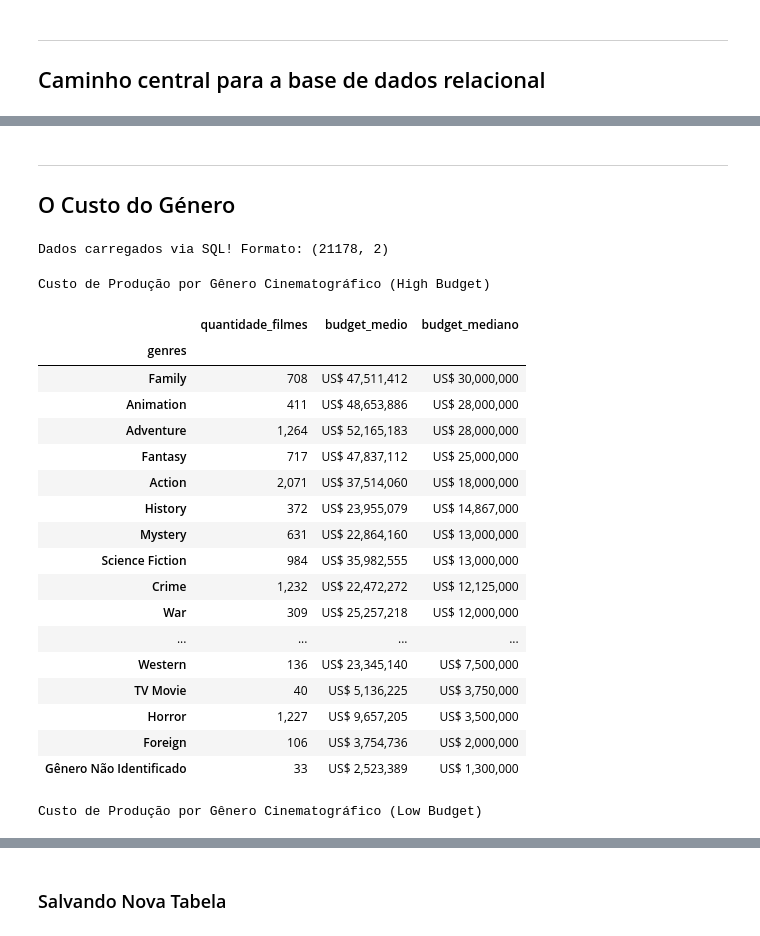
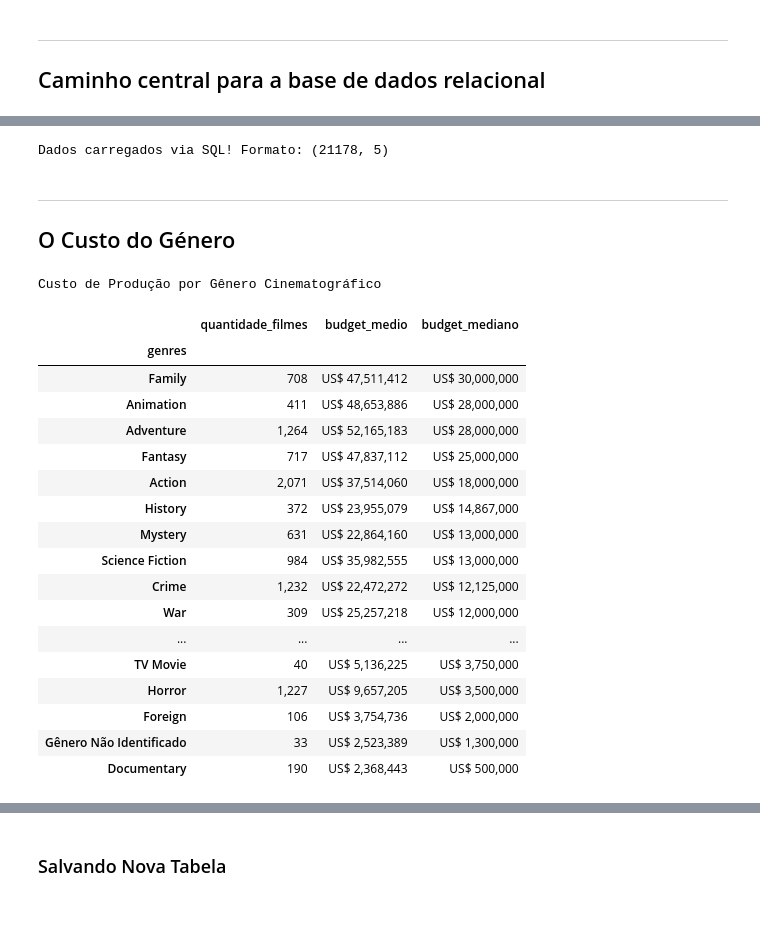
Before and after one commit to AleCecilio/entertainment_industry_performance_analysis, a Jupyter notebook: notebooks/02_data_analytics/19_analytics_financial_genres.ipynb, the cells around one changed output, grey strips where cells are left out. Drawn from its saved outputs; the diff is of its cells as text; code cells hidden in the pictures.

```diff
--- a/notebooks/02_data_analytics/19_analytics_financial_genres.ipynb
+++ b/notebooks/02_data_analytics/19_analytics_financial_genres.ipynb
@@ -46,73 +54,74 @@ caminho_banco = '../../data/processed/unified_media_catalog.db'
+# %%
+query_finalcial_base = """
+    SELECT
+        g.id,
+        g.genres,
+        c.budget,
+        c.revenue,
+        c.global_score
+    FROM unified_media_genres as g
+    INNER JOIN unified_media_catalog as c
+        ON c.id = g.id
+    WHERE g.media_type = 'Movie'
+        AND c.budget > 0;
+"""
+
+df_financial_base  = dbc.execute_query(
+    caminho_db=caminho_banco,
+    alvo=query_finalcial_base,
+    eh_query=True
+)
+# %% [output]
+Dados carregados via SQL! Formato: (21178, 5)
 # %% [markdown]
 ---
 ## O Custo do Género
 # %%
-query_budget_genres = """
-    SELECT
-        g.genres,
-        c.budget
-    FROM unified_media_genres as g
-    INNER JOIN unified_media_catalog as c
-        ON c.id = g.id
-    WHERE g.media_type = 'Movie'
-        AND c.budget > 0;
-"""
-
-df_b_g = dbc.execute_query(
-    caminho_db=caminho_banco,
-    alvo=query_budget_genres,
-    eh_query=True
-)
-
 df_budget_genres = (
-    df_b_g
+    df_financial_base
     .groupby('genres')
     .agg(
         quantidade_filmes=('budget', 'count'),
         budget_medio=('budget', 'mean'),
         budget_mediano=('budget', 'median')
     )
     .round(2)
     .reset_index()
 )
 
-for asc, nivel in {False: 'High', True: 'Low'}.items():
-    display(
-        tb.estilizar_tabela(
-            df=df_budget_genres
-            .sort_values('budget_mediano', ascending=asc)
-            .set_index('genres'),
-            qtd_linhas=20,
-            caption=f'Custo de Produção por Gênero Cinematográfico ({nivel} Budget)'
-        )
-        .bar(subset=['quantidade_filmes'], color='#1D3557')
-        .background_gradient(subset=['budget_medio'],cmap='YlGn')
-        .background_gradient(subset=['budget_mediano'],cmap='Greens')
-        .format({
-            'quantidade_filmes': '{:,.0f}',
-            'budget_medio': lambda x: '-' if pd.isna(x) else f'US$ {x:,.0f}',
-            'budget_mediano': lambda x: '-' if pd.isna(x) else f'US$ {x:,.0f}'
-        })
+display(
+    tb.estilizar_tabela(
+        df=df_budget_genres
+        .sort_values('budget_mediano', ascending=False)
+        .set_index('genres'),
+        caption=f'Custo de Produção por Gênero Cinematográfico'
     )
+    .bar(subset=['quantidade_filmes'], color='#1D3557')
+    .background_gradient(subset=['budget_medio'],cmap='YlGn')
+    .background_gradient(subset=['budget_mediano'],cmap='Greens')
+    .format({
+        'quantidade_filmes': '{:,.0f}',
+        'budget_medio': lambda x: '-' if pd.isna(x) else f'US$ {x:,.0f}',
+        'budget_mediano': lambda x: '-' if pd.isna(x) else f'US$ {x:,.0f}'
+    })
+)
 # %% [output]
-Dados carregados via SQL! Formato: (21178, 2)
+Custo de Produção por Gênero Cinematográfico
-Custo de Produção por Gênero Cinematográfico (High Budget)
 |  | quantidade_filmes | budget_medio | budget_mediano |
 | genres |  |  |  |
 | Family | 708 | US$ 47,511,412 | US$ 30,000,000 |
 | Animation | 411 | US$ 48,653,886 | US$ 28,000,000 |
 | Adventure | 1,264 | US$ 52,165,183 | US$ 28,000,000 |
 | Fantasy | 717 | US$ 47,837,112 | US$ 25,000,000 |
 | Action | 2,071 | US$ 37,514,060 | US$ 18,000,000 |
 | History | 372 | US$ 23,955,079 | US$ 14,867,000 |
 | Mystery | 631 | US$ 22,864,160 | US$ 13,000,000 |
 | Science Fiction | 984 | US$ 35,982,555 | US$ 13,000,000 |
 | Crime | 1,232 | US$ 22,472,272 | US$ 12,125,000 |
 | War | 309 | US$ 25,257,218 | US$ 12,000,000 |
 | ... | ... | ... | ... |
-| Western | 136 | US$ 23,345,140 | US$ 7,500,000 |
 | TV Movie | 40 | US$ 5,136,225 | US$ 3,750,000 |
 | Horror | 1,227 | US$ 9,657,205 | US$ 3,500,000 |
 | Foreign | 106 | US$ 3,754,736 | US$ 2,000,000 |
 | Gênero Não Identificado | 33 | US$ 2,523,389 | US$ 1,300,000 |
+| Documentary | 190 | US$ 2,368,443 | US$ 500,000 |
-Custo de Produção por Gênero Cinematográfico (Low Budget)
```
Also changed, not shown: parts of 15 cells of this notebook, 7 other files.
